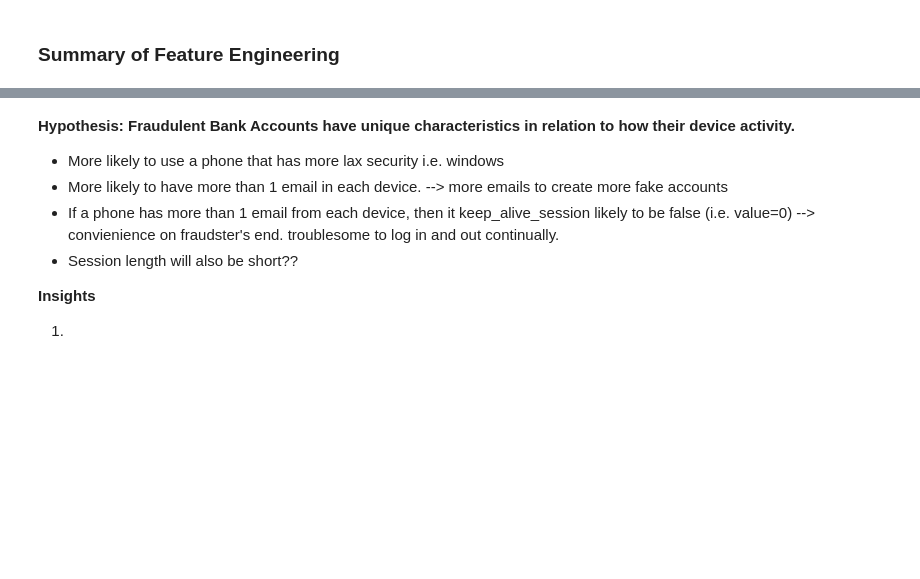
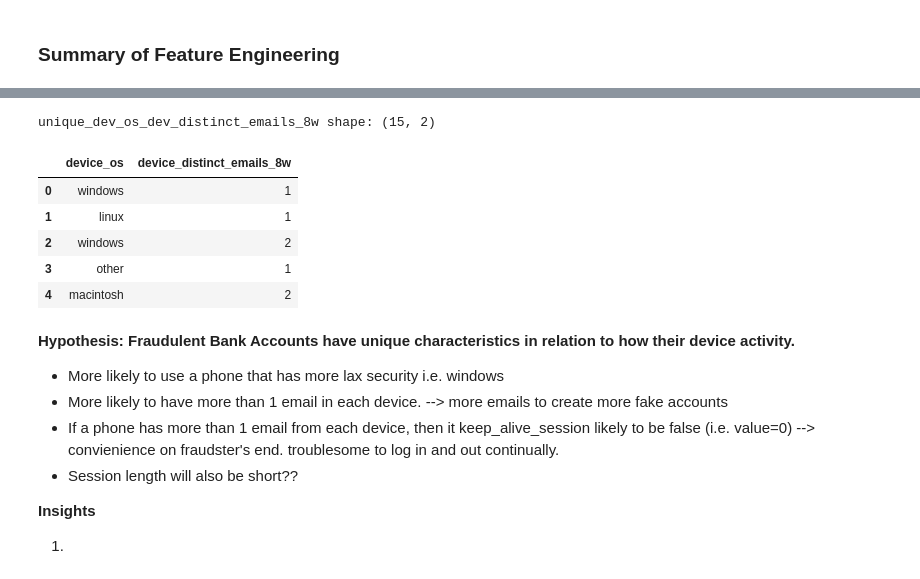
Before and after one commit to kclzl-nus/Detect-Fraudulent-Bank-Accounts, a Jupyter notebook: notebooks/2.0-kclzl-hyp-device-activity.ipynb, the cells around one changed output, grey strips where cells are left out. Cells and saved outputs as stored; diff of their text form; code cells hidden in the pictures; blank space fills up the shorter version.

```diff
--- a/notebooks/2.0-kclzl-hyp-device-activity.ipynb
+++ b/notebooks/2.0-kclzl-hyp-device-activity.ipynb
@@ -571,0 +582,14 @@ plt.legend(loc='upper left', bbox_to_anchor=(1, 1))
+# %%
+# find unique combinations of device_os and device_distinct_emails_8w columns
+unique_dev_os_dev_distinct_emails_8w = device_activity_df_cat[['device_os', 'device_distinct_emails_8w']].drop_duplicates().reset_index(drop=True)
+
+print(f'unique_dev_os_dev_distinct_emails_8w shape: {unique_dev_os_dev_distinct_emails_8w.shape}')
+unique_dev_os_dev_distinct_emails_8w.head()
+# %% [output]
+unique_dev_os_dev_distinct_emails_8w shape: (15, 2)
+|  | device_os | device_distinct_emails_8w |
+| 0 | windows | 1 |
+| 1 | linux | 1 |
+| 2 | windows | 2 |
+| 3 | other | 1 |
+| 4 | macintosh | 2 |
```
Also changed, not shown: parts of 3 cells of this notebook.
